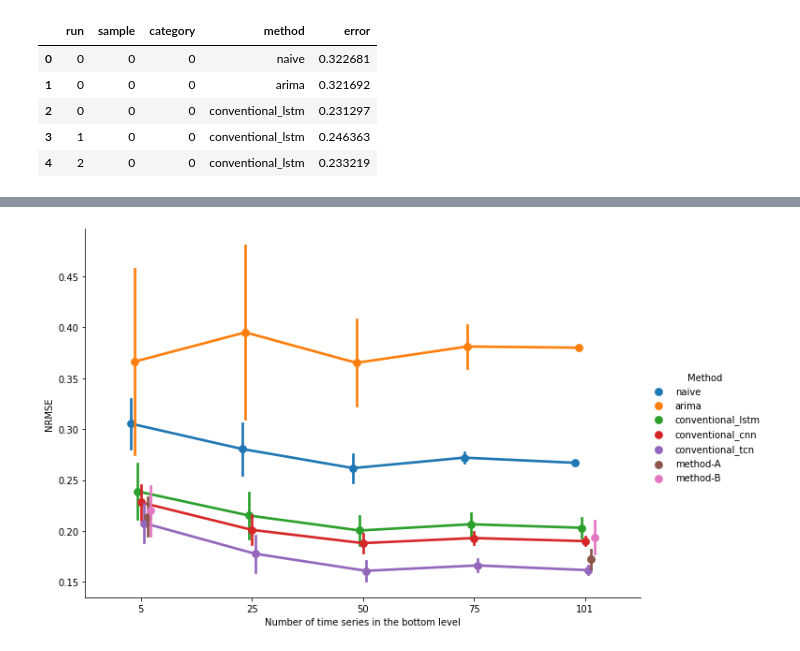
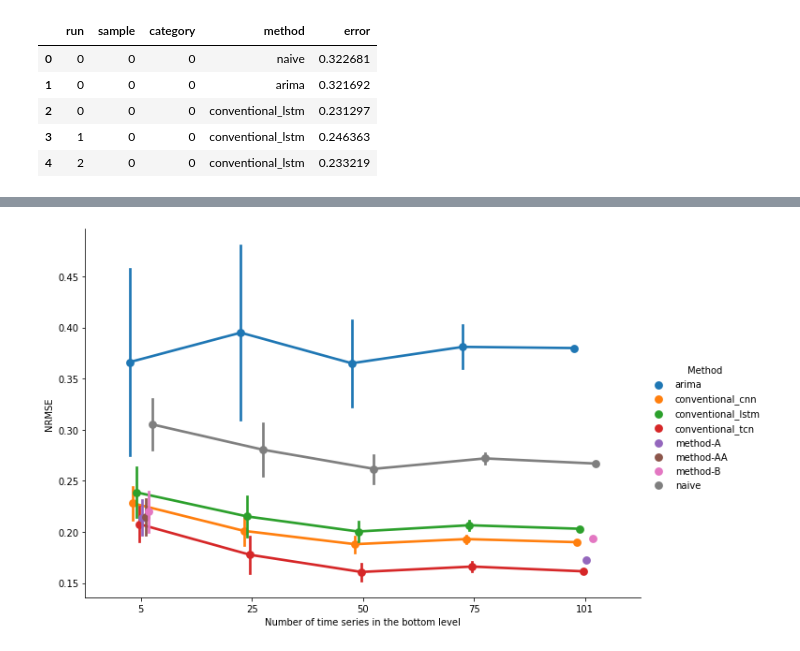
Before and after one commit to ManeeshaPerera/HTCNN-Forecasting, a Jupyter notebook: notebooks/swis_random_sample_results.ipynb, the cells around one changed output, grey strips where cells are left out. Drawn from its saved outputs; the diff is of its cells as text; code cells hidden in the pictures.

```diff
--- a/notebooks/swis_random_sample_results.ipynb
+++ b/notebooks/swis_random_sample_results.ipynb
@@ -62,18 +74,25 @@ methodA_df = pd.read_csv('../swis_ts_data/hf_dataframe_errors_methodA.csv', inde
 
 # method B category results
 methodB_df = pd.read_csv('../swis_ts_data/hf_dataframe_errors_methodB.csv', index_col=0)
+
+methodAA_df = pd.read_csv('../swis_ts_data/hf_dataframe_errors_methodAA.csv', index_col=0)
 # %%
 # append them together
 new_hf_df = new_hf_df.append(methodA_df, ignore_index=True)
 new_hf_df = new_hf_df.append(methodB_df, ignore_index=True)
+new_hf_df = new_hf_df.append(methodAA_df, ignore_index=True)
+# %%
+# we will take the mean across runs
+
+temp_df2 = new_hf_df.groupby(['sample', 'category', 'method']).agg({'error': 'mean'}).reset_index()
 # %%
 # final plot
 
 
-plt_all_data = sns.catplot(data=new_hf_df, x='category', y='error', hue='method', kind="point", ci='sd',
+plt_all_data = sns.catplot(data=temp_df2, x='category', y='error', hue='method', kind="point", ci='sd',
                 dodge=True, figsize=(20,70), height=6, aspect=1.5)
 plt_all_data.set_xticklabels(['5', '25', '50', '75', '101'])
 plt_all_data.set(xlabel='Number of time series in the bottom level', ylabel='NRMSE')
 plt_all_data._legend.set_title('Method')
 # %% [output]
-[figure, old version]
+[figure, new version]
```
Also changed, not shown: parts of 15 cells of this notebook, 10 other files.
